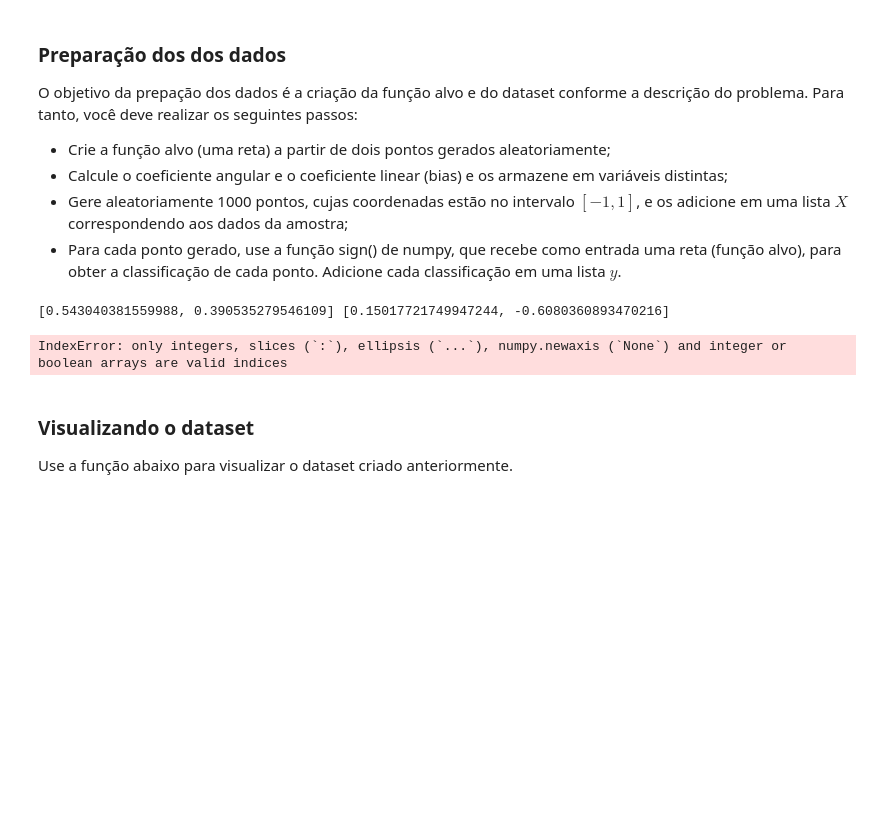
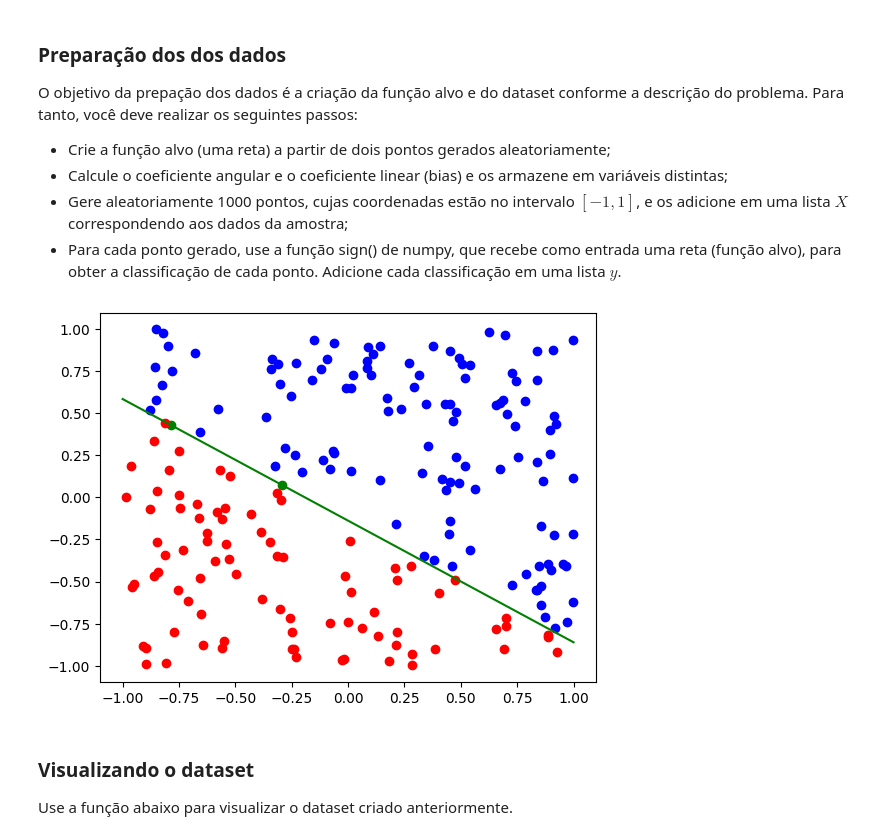
Before and after one commit to viniciusrodriguesai/Machine_learning_exercises, a Jupyter notebook: First_Practical_Lesson/Pra769tica_-_PLA.ipynb, the cells around one changed output. Saved outputs shown, nothing was run; the diff lists cells and outputs as text; code cells hidden in the pictures; blank space fills up the shorter version.

```diff
--- a/First_Practical_Lesson/Pra769tica_-_PLA.ipynb
+++ b/First_Practical_Lesson/Pra769tica_-_PLA.ipynb
@@ -28,28 +28,28 @@ O objetivo da prepação dos dados é a criação da função alvo e do dataset
 # %%
 import numpy as np
 import matplotlib.pyplot as plt
 import random
 from IPython.display import clear_output
 
 # Função Alvo
 n1 = random.uniform(-1,1)
 n2 = random.uniform(-1,1)
 p1 = [n1,n2]
 n1 = random.uniform(-1,1)
 n2 = random.uniform(-1,1)
 p2 = [n1,n2]
 #Calculando o coeficiente angular e linear
-m = (p2[1] - p1[1] / p2[0] - p1[0])
+m = ((p2[1] - p1[1]) / (p2[0] - p1[0]))
 b = p1[1] - m * p1[0]
 #Criando o Data set
-x = []
-dataset = np.random.uniform(-1,1,1000)
-print(p1,p2)
-x = np.sign(dataset[i][1] - m * dataset[i][0] - b)
-print(x)
+dataset = np.random.uniform(-1,1,(1000,2))
+#print(p1,p2)
+#print(dataset)
+x = np.sign(dataset[:,1] - m * dataset[:,0] - b)
+#print(x)
+show_dataset(dataset,x,p1,p2,m,b)
 # %% [output]
-[0.543040381559988, 0.390535279546109] [0.15017721749947244, -0.6080360893470216]
-IndexError: only integers, slices (`:`), ellipsis (`...`), numpy.newaxis (`None`) and integer or boolean arrays are valid indices
+[figure, added]
 # %% [markdown]
 ### Visualizando o dataset
 Use a função abaixo para visualizar o dataset criado anteriormente.
```
Also changed, not shown: parts of 1 cell of this notebook.
